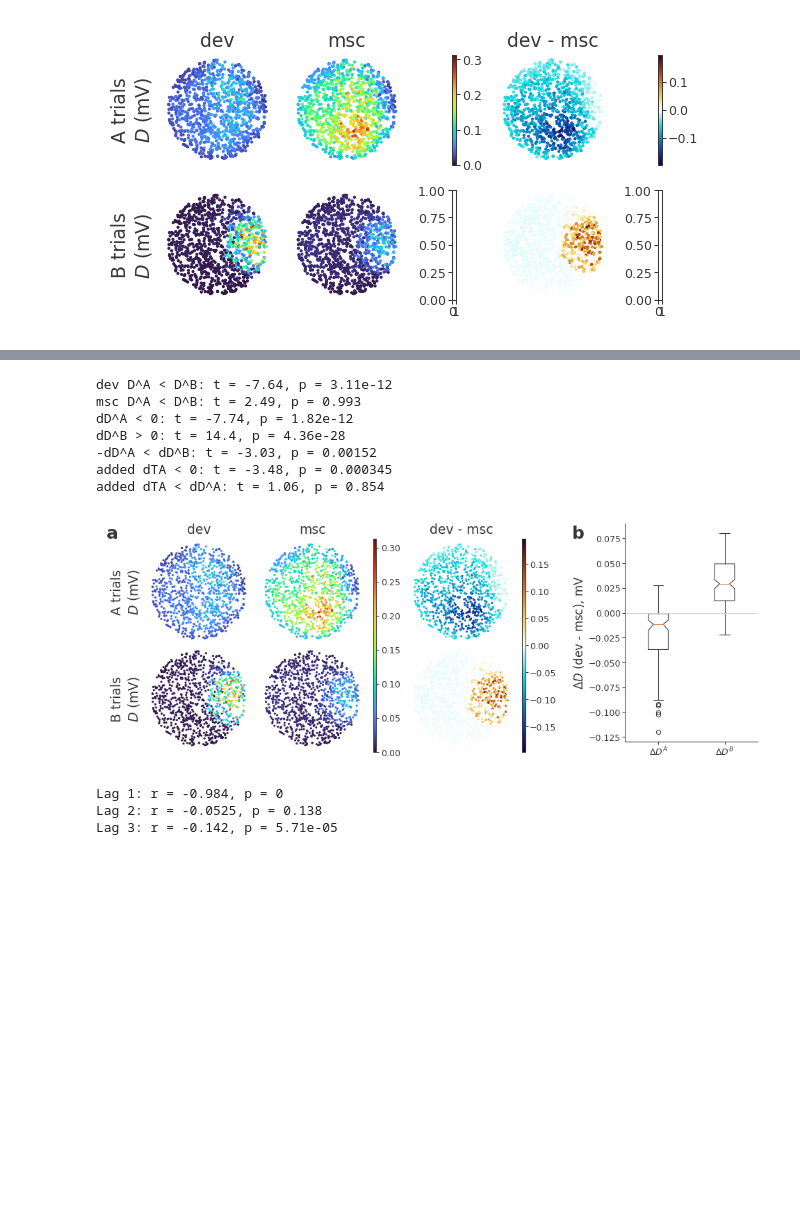
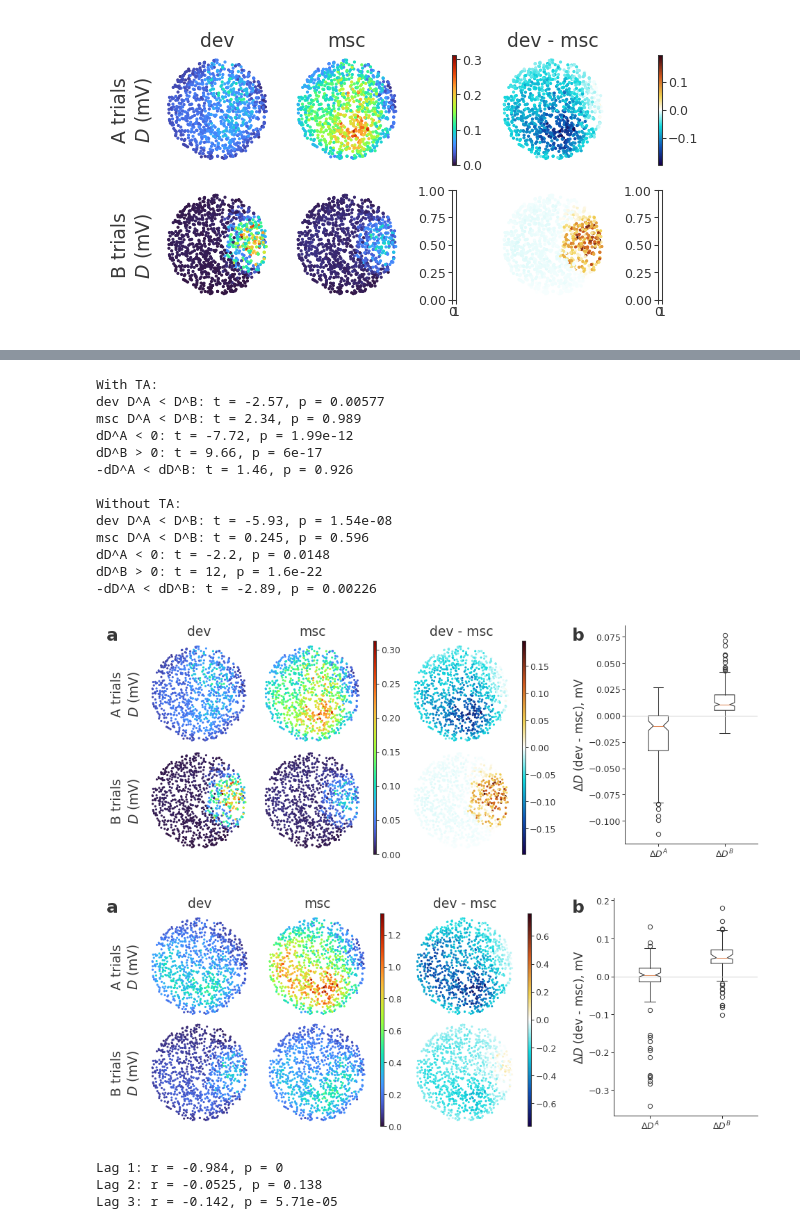
Before and after one commit to kernfel/plasticity-synergy-deviance-detection-history, a Jupyter notebook: Fig8-minimal.ipynb, the cells around one changed output, grey strips where cells are left out. Drawn from its saved outputs; the diff is of its cells as text; code cells hidden in the pictures; blank space fills up the shorter version.

```diff
--- a/Fig8-minimal.ipynb
+++ b/Fig8-minimal.ipynb
@@ -62,3 +72,13 @@ dxr0_B_post_weighted = xr0_B_post_weighted_dev - xr0_B_post_weighted_msc
+# %%
+XA = np.mean([bspikes[cond][:, trials[cond]].sum(2).mean(1) for cond in ('dev', 'msc')], 0)
+xrA = {cond: 1-res['raw_dynamics']['neuron_xr'][:, episodes[cond], trials[cond], 0].mean(1) for cond in ('dev', 'msc')}
+DA = {cond: np.einsum('eo,e->o', Wb, XA*xr) * K for cond, xr in xrA.items()}
+DA['diff'] = DA['dev'] - DA['msc']
+
+XB = np.mean([bspikes[cond][:, trials[f'{cond}-B']].sum(2).mean(1) for cond in ('dev', 'msc')], 0)
+xrB = {cond: 1-res['raw_dynamics']['neuron_xr'][:, episodes[cond], trials[f'{cond}-B'], 0].mean(1) for cond in ('dev', 'msc')}
+DB = {cond: np.einsum('eo,e->o', Wb, XB*xr) * K for cond, xr in xrB.items()}
+DB['diff'] = DB['dev'] - DB['msc']
 # %%
 def scatter_values(ax, **kwargs):
     m = ax.scatter(X, Y, **kwargs)
@@ -92,6 +112,2 @@ panel_D(axs[:, :2], axs[:, 3], axs[0,2], axs[0,4])
 # %% [output]
 [figure]
-# %%
-Rdata = dd.io.load('Fig8-synergy.h5', '/R')
-TAdata = dd.io.load('Fig8-synergy.h5', '/TA')
-Ddata = dd.io.load('Fig8-synergy.h5', '/D')
@@ -159,0 +114,3 @@ added dTA < dD^A: t = 1.06, p = 0.854
+# %%
+Ddata = dd.io.load('Fig8-synergy.h5', '/D')
+Ddata_TA0 = dd.io.load('Fig8-synergy.TA0.h5', '/D')
@@ -160,34 +155,48 @@ added dTA < dD^A: t = 1.06, p = 0.854
 # %%
-fig = plt.figure(figsize=(6.29, 2.25), layout='compressed', dpi=150)
-gs_top = fig.add_gridspec(1, 2, width_ratios=(7,3))
+def make_fig8(DA, DB, Ddata):
+    fig = plt.figure(figsize=(6.29, 2.25), layout='compressed', dpi=150)
+    gs_top = fig.add_gridspec(1, 2, width_ratios=(7,3))
 
-subfig_left = fig.add_subfigure(gs_top[0])
-wr = pu.fill_ratios(-1, -1, 1, -1, 1)
-gs_left = subfig_left.add_gridspec(2, 5, width_ratios=wr, hspace=0)
-cax_raw = subfig_left.add_subplot(gs_left[:, 2])
-cax_contrast = subfig_left.add_subplot(gs_left[:, -1])
-axs_raw = np.asarray([[subfig_left.add_subplot(gs_left[row, col]) for col in range(2)] for row in range(2)])
-axs_contrast = [subfig_left.add_subplot(gs_left[row, 3]) for row in range(2)]
-panel_D(axs_raw, axs_contrast, cax_raw, cax_contrast)
-subfig_left.get_layout_engine().set(h_pad=0, hspace=0.1)
+    subfig_left = fig.add_subfigure(gs_top[0])
+    wr = pu.fill_ratios(-1, -1, 1, -1, 1)
+    gs_left = subfig_left.add_gridspec(2, 5, width_ratios=wr, hspace=0)
+    cax_raw = subfig_left.add_subplot(gs_left[:, 2])
+    cax_contrast = subfig_left.add_subplot(gs_left[:, -1])
+    axs_raw = np.asarray([[subfig_left.add_subplot(gs_left[row, col]) for col in range(2)] for row in range(2)])
+    axs_contrast = [subfig_left.add_subplot(gs_left[row, 3]) for row in range(2)]
+    panel_D(axs_raw, axs_contrast, cax_raw, cax_contrast, DA, DB)
+    subfig_left.get_layout_engine().set(h_pad=0, hspace=0.1)
 
-subfig_right = fig.add_subfigure(gs_top[1])
-ax = subfig_right.add_subplot()
-panel_stats_diff(ax)
+    subfig_right = fig.add_subfigure(gs_top[1])
+    ax = subfig_right.add_subplot()
+    panel_stats_diff(ax, Ddata)
 
-fig.text(0, .99, 'a', **styling.label_kwargs, ha='left', va='top')
-fig.text(.71, .99, 'b', **styling.label_kwargs, ha='left', va='top')
+    fig.text(0, .99, 'a', **styling.label_kwargs, ha='left', va='top')
+    fig.text(.71, .99, 'b', **styling.label_kwargs, ha='left', va='top')
 
+print('With TA:')
+make_fig8(DA, DB, Ddata[1])
 plt.savefig('paper-1/fig8.pdf')
+
+print('\nWithout TA:')
+make_fig8(DA0, DB0, Ddata_TA0[1])
+plt.savefig('paper-1/fig8-noTA.pdf')
 # %% [output]
-dev D^A < D^B: t = -7.64, p = 3.11e-12
-msc D^A < D^B: t = 2.49, p = 0.993
-dD^A < 0: t = -7.74, p = 1.82e-12
-dD^B > 0: t = 14.4, p = 4.36e-28
--dD^A < dD^B: t = -3.03, p = 0.00152
-added dTA < 0: t = -3.48, p = 0.000345
-added dTA < dD^A: t = 1.06, p = 0.854
+With TA:
+dev D^A < D^B: t = -2.57, p = 0.00577
+msc D^A < D^B: t = 2.34, p = 0.989
+dD^A < 0: t = -7.72, p = 1.99e-12
+dD^B > 0: t = 9.66, p = 6e-17
+-dD^A < dD^B: t = 1.46, p = 0.926
+
+Without TA:
+dev D^A < D^B: t = -5.93, p = 1.54e-08
+msc D^A < D^B: t = 0.245, p = 0.596
+dD^A < 0: t = -2.2, p = 0.0148
+dD^B > 0: t = 12, p = 1.6e-22
+-dD^A < dD^B: t = -2.89, p = 0.00226
-[figure, old version]
+[figure, new version]
+[figure, added]
 # %%
 spikes = res['spikes'][ipair][stim]['dev']['nspikes'].mean(0)
 stimid = res['stimuli'][stim]
```
Also changed, not shown: parts of 11 cells of this notebook.
